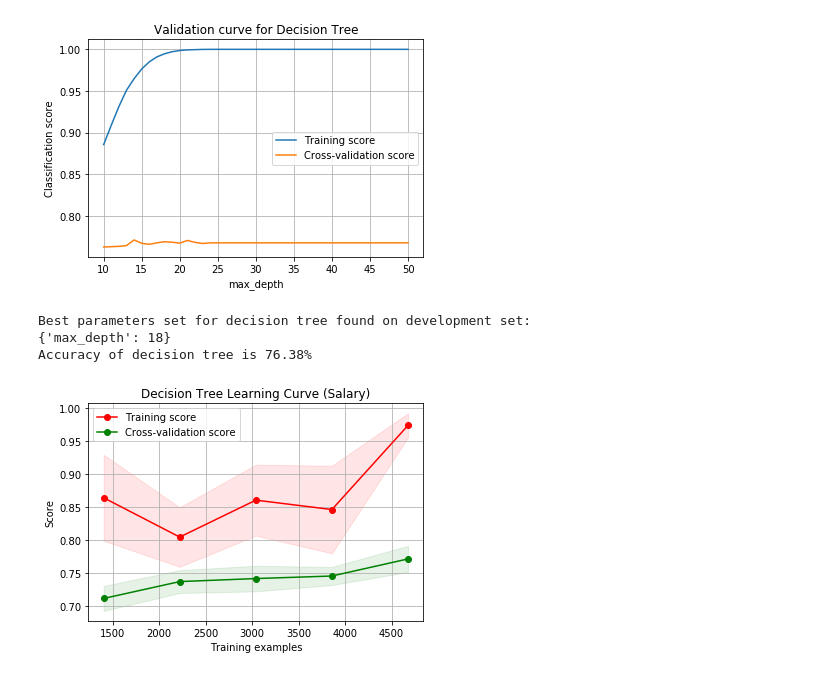
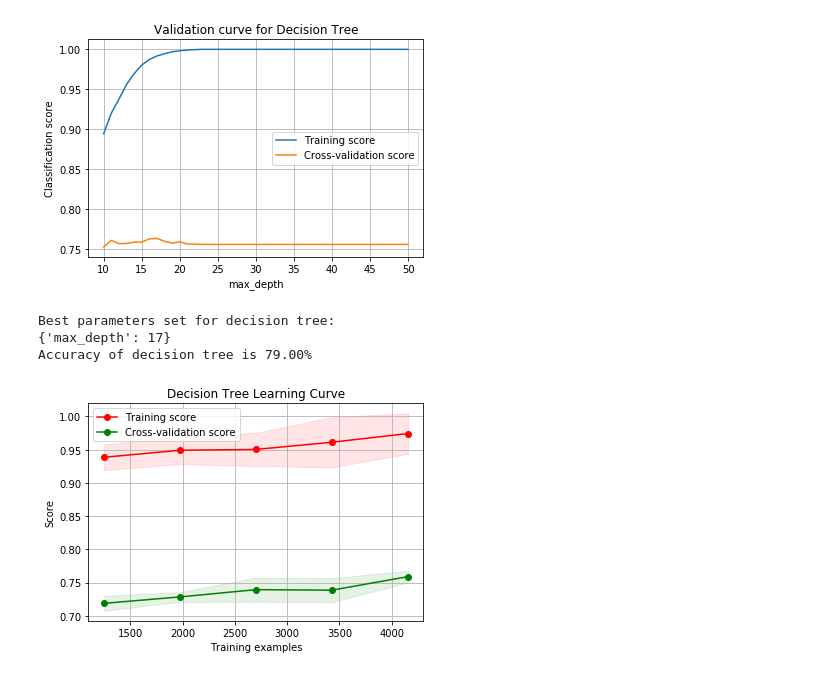
Before and after one commit to khushhallchandra/CS-7641, a Jupyter notebook: Assignment1/DecisionTrees_wine.ipynb, the cells around one changed output. Drawn from its saved outputs; the diff is of its cells as text; code cells hidden in the pictures.

```diff
--- a/Assignment1/DecisionTrees_wine.ipynb
+++ b/Assignment1/DecisionTrees_wine.ipynb
@@ -30,7 +32,7 @@ X_test = sc.transform(X_test)
 # %%
 max_depth = 50
 seed = 0
-n_cv = 10
+n_cv = 5
 
 dt = DecisionTreeClassifier(random_state=seed, min_impurity_decrease=0.00001)
 depth_range = np.arange(10,max_depth+1)
@@ -46,23 +48,22 @@ plt.legend(loc="best")
 plt.grid()
 plt.show()
 # %% [output]
-[figure, old version]
+[figure, new version]
 # %%
-depth_range = np.arange(1,max_depth)
 tuned_params = {'max_depth' : depth_range}
-clf = GridSearchCV(dt, param_grid=tuned_params, cv=5, n_jobs=-1)
+clf = GridSearchCV(dt, param_grid=tuned_params, cv=n_cv, n_jobs=-1)
 
 clf.fit(X_train, y_train)
 best_dt_params = clf.best_params_
-print("Best parameters set for decision tree found on development set:")
+print("Best parameters set for decision tree:")
 print(best_dt_params)
 dt_pred_best = clf.predict(X_test)
 best_accuracy = accuracy_score(y_test, dt_pred_best)
 print('Accuracy of decision tree is %.2f%%' % (best_accuracy * 100))
 # %% [output]
-Best parameters set for decision tree found on development set:
-{'max_depth': 18}
-Accuracy of decision tree is 76.38%
+Best parameters set for decision tree:
+{'max_depth': 17}
+Accuracy of decision tree is 79.00%
 # %%
 train_sizes=np.linspace(.3, 1.0, 5)
 
@@ -74,27 +75,27 @@ test_scores_mean = np.mean(test_scores, axis=1)
 test_scores_std = np.std(test_scores, axis=1)
 # %%
 plt.figure()
-plt.title("Decision Tree Learning Curve (Salary)")
+plt.title("Decision Tree Learning Curve")
 plt.xlabel("Training examples")
 plt.ylabel("Score")
 
 plt.grid()
 
 plt.fill_between(train_sizes, train_scores_mean - train_scores_std,
                  train_scores_mean + train_scores_std, alpha=0.1,
                  color="r")
 plt.fill_between(train_sizes, test_scores_mean - test_scores_std,
                  test_scores_mean + test_scores_std, alpha=0.1, color="g")
 plt.plot(train_sizes, train_scores_mean, 'o-', color="r",
          label="Training score")
 plt.plot(train_sizes, test_scores_mean, 'o-', color="g",
          label="Cross-validation score")
 
 plt.legend(loc="best")
 
 plt.show()
 # %% [output]
-[figure, old version]
+[figure, new version]
 # %%
 preds_test = clf.predict_proba(X_test)[:,1]
 fpr_test, tpr_test, threshold_test = roc_curve(y_test, preds_test)
```
Also changed, not shown: parts of 5 cells of this notebook, 4 other files.
